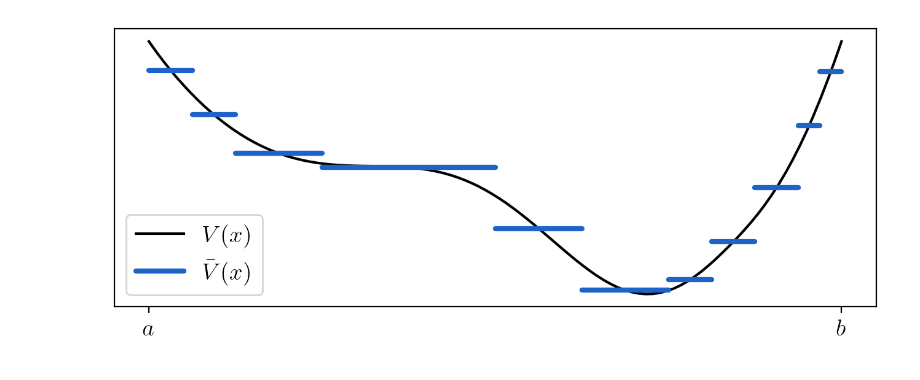
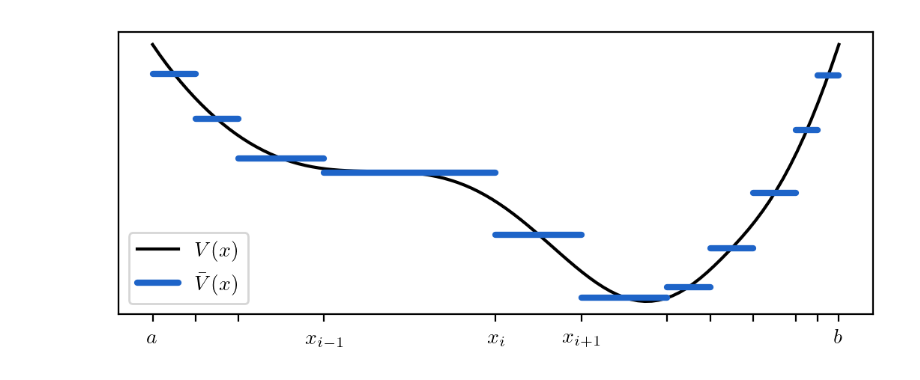
Before and after one commit to toonijn/PhD-thesis, a Jupyter notebook: img/chapter2/CPM.ipynb, the cells around one changed output. Saved outputs shown, nothing was run; the diff lists cells and outputs as text; code cells hidden in the pictures.

```diff
--- a/img/chapter2/CPM.ipynb
+++ b/img/chapter2/CPM.ipynb
@@ -5,45 +5,49 @@ import ugent
 
 import matplotlib.pyplot as plt
 import matplotlib as mpl
-
-mpl.rc('text', usetex=True)
-mpl.rc('text.latex', preamble=r'\usepackage{amsmath}')
-mpl.rc('font', family='serif', size=14, serif="Computer Modern Roman")
 # %%
 import numpy as np
 from math import pi
 
 def V(x):
     return (np.sin(x**1.6*2*pi)+1)**1.52 + (4*(x-.5))**2
 
-fig, ax = plt.subplots(figsize=(8, 3), dpi=200)
+fig, ax = plt.subplots(figsize=(6, 2.5), dpi=200)
 
 xs = np.linspace(0, 1, 100)
 ax.plot(xs, V(xs), c=ugent.zwart, label="$V(x)$")
 
 def get_intervals(V, a, b, eps=0.1):
     if abs(V(a) - V(b)) < eps and abs(V((a+b)/2) - V(b)) < eps/2:
         yield (a, b)
     else:
         c = (a+b)/2
         yield from get_intervals(V, a, c, eps=eps)
         yield from get_intervals(V, c, b, eps=eps)
 
-intervals = get_intervals(V, 0, 1, eps=1.2)
+intervals = list(get_intervals(V, 0, 1, eps=1.2))
 
 for i, (a, b) in enumerate(intervals):
     v = V((a+b)/2)
     kwargs = dict(c=ugent.blauw, lw=3, solid_capstyle="round")
     if i == 0:
         kwargs["label"] = "$\\bar{V}(x)$"
     ax.plot((a, b), (v, v), **kwargs)
 
 
+ticks = sorted(set(sum(intervals, ())))
+blank_ticks = len(ticks)-5
+o = blank_ticks//2-1
 ax.yaxis.set_ticks([])
-ax.xaxis.set_ticks([0, 1])
-ax.xaxis.set_ticklabels(['$a$', '$b$'])
+ax.xaxis.set_ticks(ticks)
+ax.xaxis.set_ticklabels(
+    ['$a$']
+    + ['']*o
+    + ['$x_{i-1}$', '$x_{i}$', '$x_{i+1}$']
+    + ['']*(blank_ticks-o)
+    + ['$b$'])
 ax.legend()
 
 plt.savefig('cpm_constant_approx.pdf', bbox_inches="tight")
 # %% [output]
-[figure, old version]
+[figure, new version]
```
Also changed, not shown: parts of 1 cell of this notebook, 3 other files.
